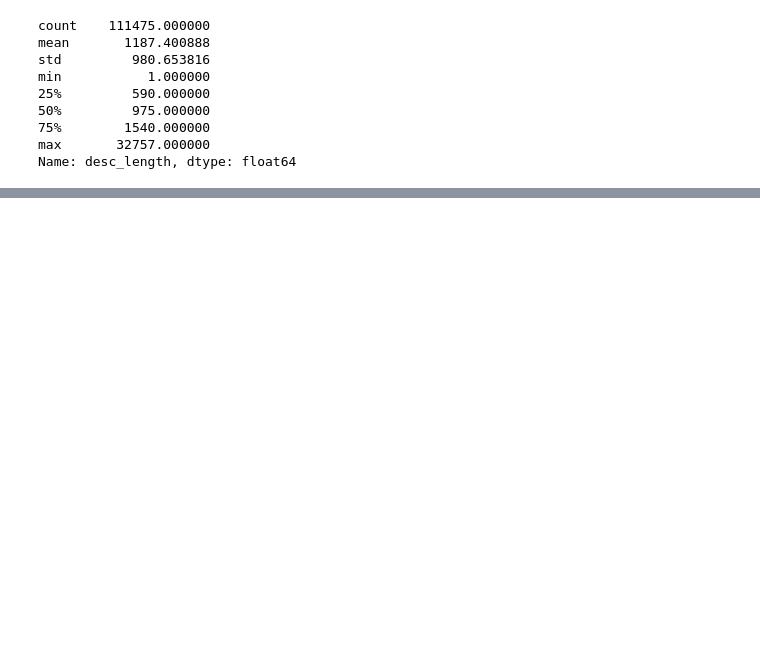
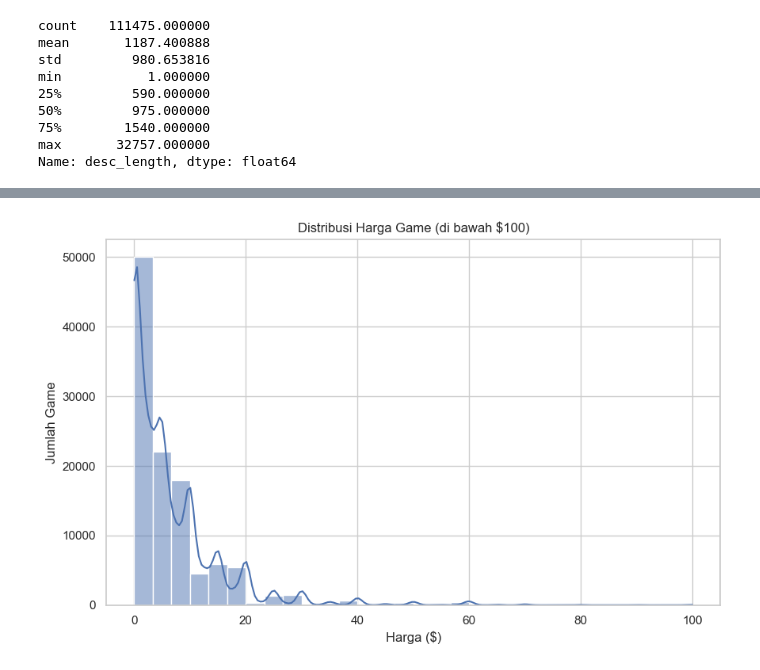
Before and after one commit to Yuuuuurei/game-popularity-predictor, a Jupyter notebook: notebooks/EDA.ipynb, the cells around one changed output, grey strips where cells are left out. Cells and saved outputs as stored; diff of their text form; code cells hidden in the pictures; blank space fills up the shorter version.

```diff
--- a/notebooks/EDA.ipynb
+++ b/notebooks/EDA.ipynb
@@ -871,0 +513,10 @@ display(X.head())  # Jupyter Notebook
+# %%
+# Membuat histogram untuk harga (misalnya, di bawah $100)
+plt.figure(figsize=(10, 6))
+sns.histplot(df_clean[df_clean['Price'] < 100]['Price'], bins=30, kde=True)
+plt.title('Distribusi Harga Game (di bawah $100)')
+plt.xlabel('Harga ($)')
+plt.ylabel('Jumlah Game')
+plt.show()
+# %% [output]
+[figure, added]
```
Also changed, not shown: parts of 65 cells of this notebook, 4 other files.
